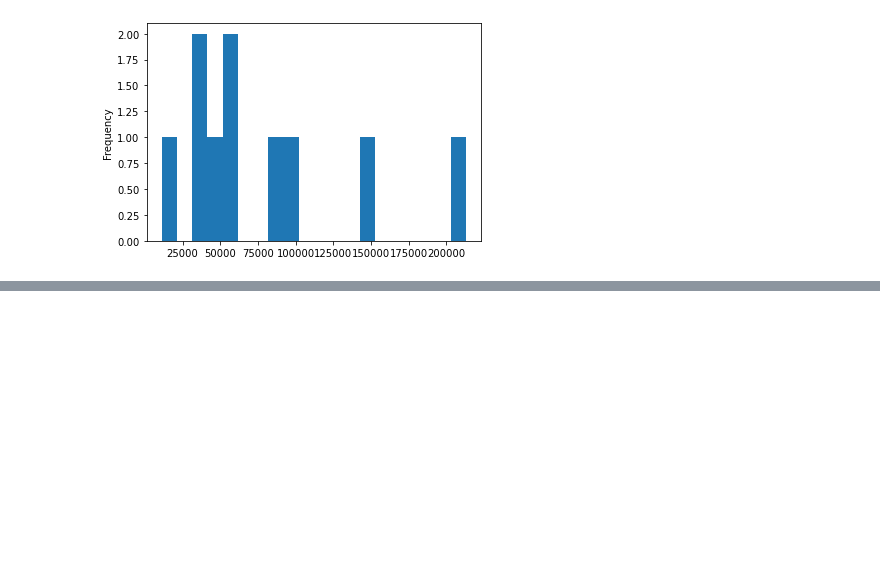
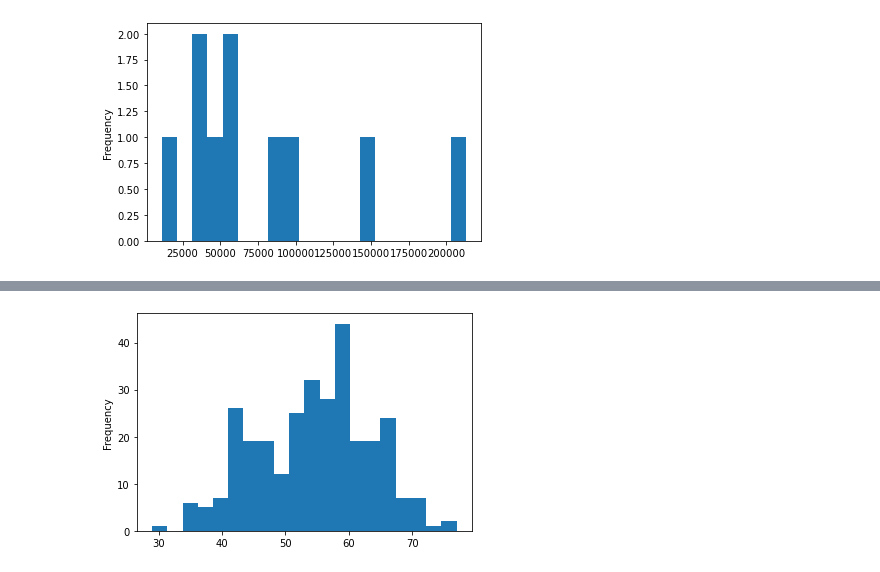
Before and after one commit to yashlad27/Machine_Learning_Data_Science, a Jupyter notebook: Matplotlib/matplotlib_notebook.ipynb, the cells around one changed output, grey strips where cells are left out. Saved outputs shown, nothing was run; the diff lists cells and outputs as text; code cells hidden in the pictures; blank space fills up the shorter version.

```diff
--- a/Matplotlib/matplotlib_notebook.ipynb
+++ b/Matplotlib/matplotlib_notebook.ipynb
@@ -431,0 +478,4 @@ car_sales["Odometer (KM)"].plot.hist(bins=20);
+# %%
+heart_disease["age"].plot.hist(bins=20);
+# %% [output]
+[figure, added]
```
Also changed, not shown: parts of 12 cells of this notebook, 1 other file.
